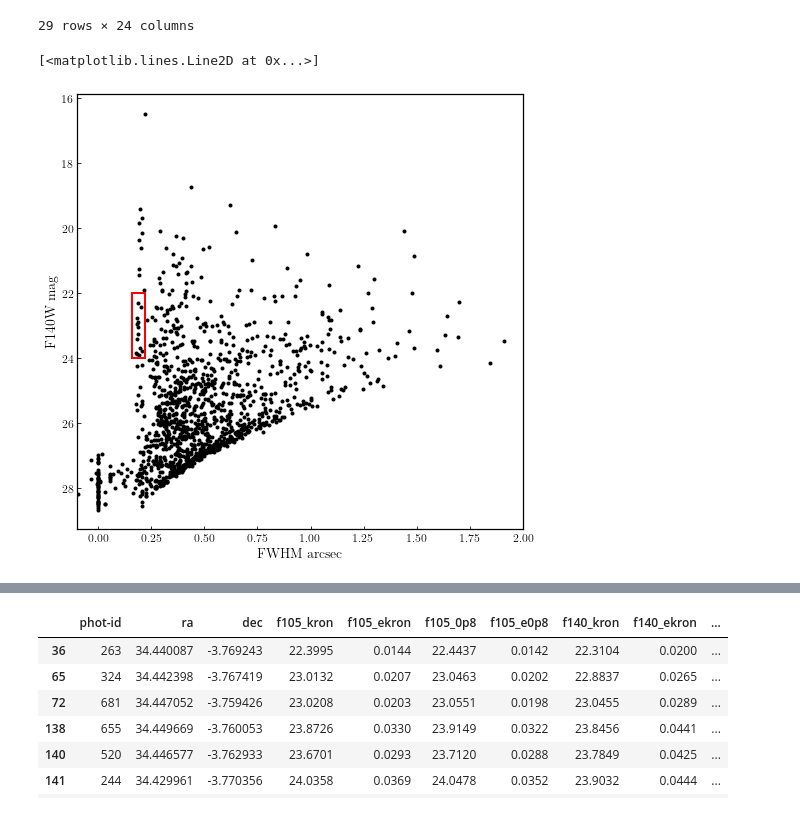
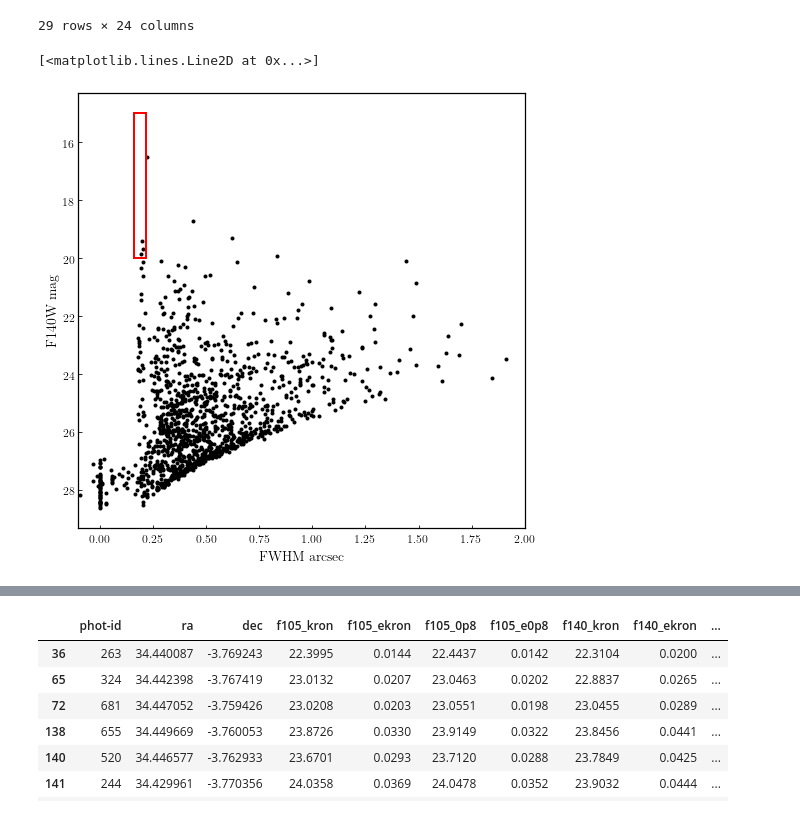
Before and after one commit to enoordeh/GalaxyPops, a Jupyter notebook: Analysis/HST/PSF/F140W_PSF_STARS.ipynb, the cells around one changed output, grey strips where cells are left out. Cells and saved outputs as stored; diff of their text form; code cells hidden in the pictures.

```diff
--- a/Analysis/HST/PSF/F140W_PSF_STARS.ipynb
+++ b/Analysis/HST/PSF/F140W_PSF_STARS.ipynb
@@ -96,24 +94,24 @@ df_members
 # %%
 plt.figure(figsize=(8,8))
 plt.scatter(df['asec_fwhm'],df['f140_kron'],marker='.',c='k',facecolors='none')
 plt.gca().invert_yaxis()
 plt.xlim(-0.1,2)
 plt.ylabel('F140W mag')
 plt.xlabel('FWHM arcsec')
 lw=2
 l=0.16
 r=0.22
-t=24
-b=22
+t=20
+b=15
 # b=16
 plt.plot([l,r],[t,t],color='r',linewidth=lw)
 plt.plot([l,r],[b,b],color='r',linewidth=lw)
 plt.plot([l,l],[b,t],color='r',linewidth=lw)
 plt.plot([r,r],[b,t],color='r',linewidth=lw)
 # plt.grid()
 # %% [output]
 [<matplotlib.lines.Line2D at 0x...>]
-[figure, old version]
+[figure, new version]
 # %%
 stardf = df[(df['asec_fwhm']>l) & (df['asec_fwhm']<r) & (df['f140_kron']>b) & (df['f140_kron']<t)]
 print(len(stardf))
```
Also changed, not shown: parts of 4 cells of this notebook, 1 other file.
